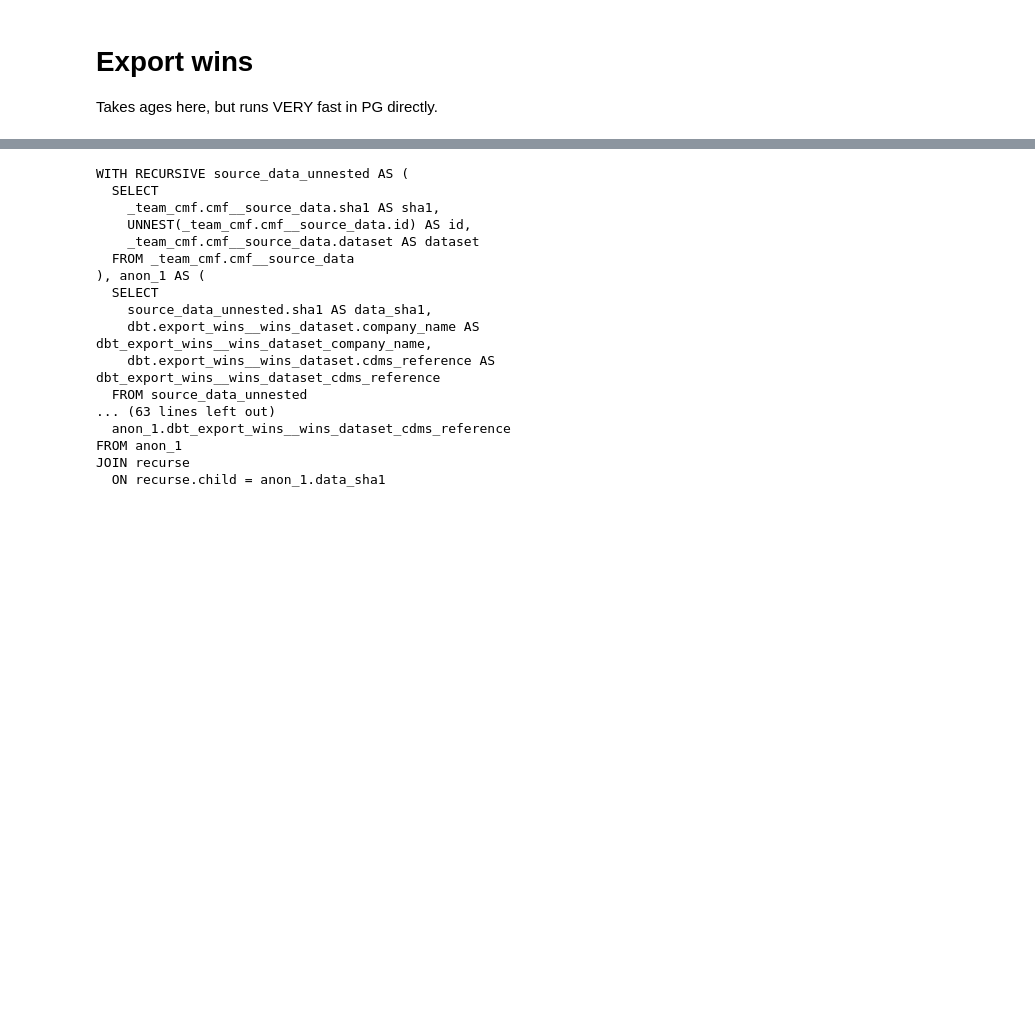
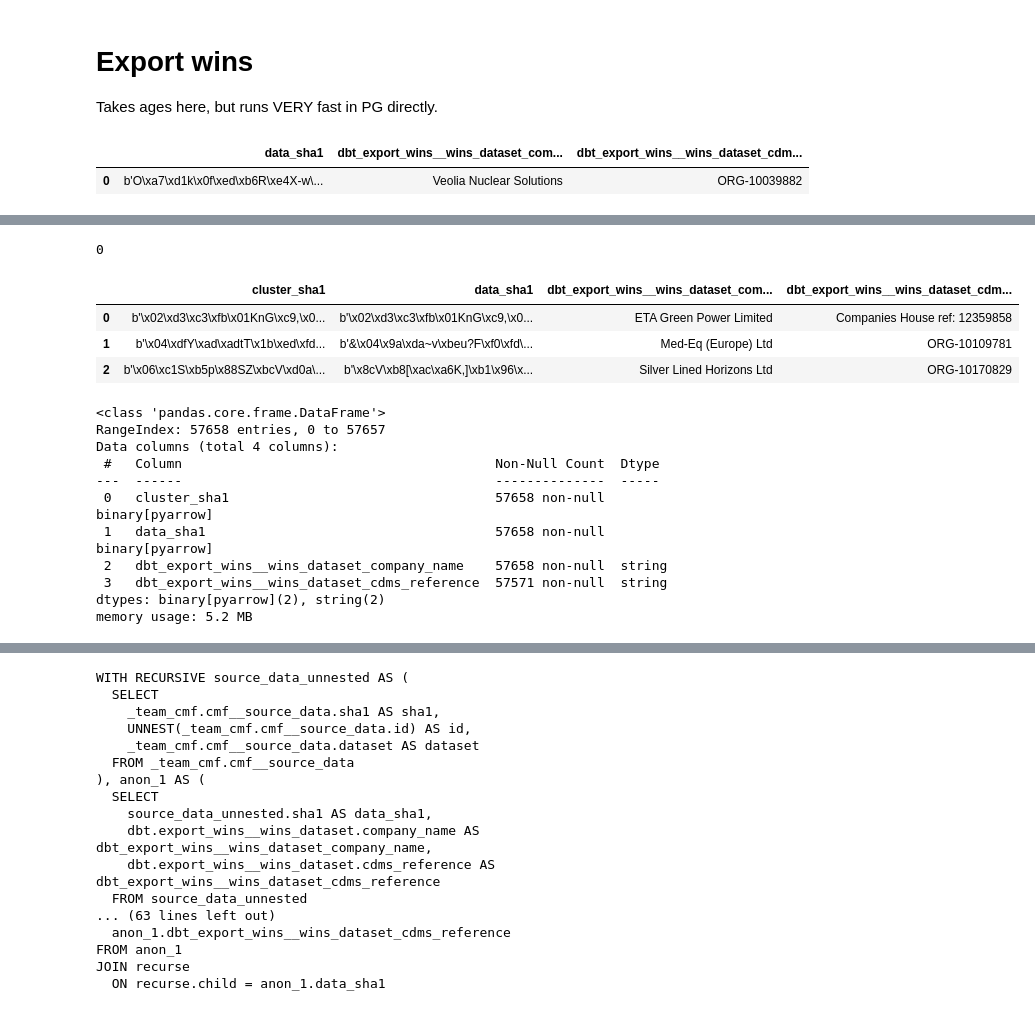
Before and after one commit to will-langdale/matchbox, a Jupyter notebook: notebooks/engineering/WL_query.ipynb, the cells around one changed output, grey strips where cells are left out. Saved outputs shown, nothing was run; the diff lists cells and outputs as text; code cells hidden in the pictures; blank space fills up the shorter version.

```diff
--- a/notebooks/engineering/WL_query.ipynb
+++ b/notebooks/engineering/WL_query.ipynb
@@ -100,9 +89,9 @@ ew_selector = selector(
     fields=["company_name", "cdms_reference"],
 )
 
-with sqa_profiled():
-    ew_raw = cmf.query(
-        selector=ew_selector, return_type="sqlalchemy", model=_SOURCE_L, limit=SAMPLE
-    )
+# with sqa_profiled():
+#     ew_raw = cmf.query(
+#         selector=ew_selector, return_type="sqlalchemy", model=_SOURCE_L, limit=SAMPLE
+#     )
 # %% [output]
 CPU times: user 2 µs, sys: 0 ns, total: 2 µs
@@ -160,0 +157,52 @@ with ENGINE.connect() as conn:
+# %%
+from sqlalchemy.orm import Session
+
+with Session(ENGINE) as session:
+    res = pd.read_sql(
+        _selector_to_data(ew_selector, engine=ENGINE).limit(1),
+        session.bind
+    ).convert_dtypes(
+        dtype_backend="pyarrow"
+    )
+
+res
+# %% [output]
+|  | data_sha1 | dbt_export_wins__wins_dataset_com... | dbt_export_wins__wins_dataset_cdm... |
+| 0 | b'O\xa7\xd1k\x0f\xed\xb6R\xe4X-w\... | Veolia Nuclear Solutions | ORG-10039882 |
+# %%
+%time
+
+import io
+
+selector_dtypes = selector_to_datatypes(ew_selector, ENGINE)
+default_dtypes =  {
+    "cluster_sha1": "string[pyarrow]",
+    "data_sha1": "string[pyarrow]"
+}
+
+with ENGINE.connect() as conn:
+    cursor = conn.connection.cursor()
+    compiled = final_stmt.compile(
+        dialect=postgresql.dialect(),
+        compile_kwargs={"render_postcompile": True}
+    )
+    compiled_bound = cursor.mogrify(str(compiled), compiled.params)
+    sql = compiled_bound.decode("utf-8")
+    copy_sql = f"copy ({sql}) to stdout with csv header"
+
+    store = io.StringIO()
+    cursor.copy_expert(copy_sql, store)
+    store.seek(0)
+
+    res = pd.read_csv(store, dtype=default_dtypes | selector_dtypes)
+
+    if "data_sha1" in res.columns:
+        res.data_sha1 = res.data_sha1.str[2:].apply(bytes.fromhex)
+        res.data_sha1 = res.data_sha1.astype("binary[pyarrow]")
+    if "cluster_sha1" in res.columns:
+        res.cluster_sha1 = res.cluster_sha1.str[2:].apply(bytes.fromhex)
+        res.cluster_sha1 = res.cluster_sha1.astype("binary[pyarrow]")
+
+res.head(3)
+res.info()
+# %% [output]
@@ -160,0 +211,16 @@ with ENGINE.connect() as conn:
+0
+|  | cluster_sha1 | data_sha1 | dbt_export_wins__wins_dataset_com... | dbt_export_wins__wins_dataset_cdm... |
+| 0 | b'\x02\xd3\xc3\xfb\x01KnG\xc9,\x0... | b'\x02\xd3\xc3\xfb\x01KnG\xc9,\x0... | ETA Green Power Limited | Companies House ref: 12359858 |
+| 1 | b'\x04\xdfY\xad\xadtT\x1b\xed\xfd... | b'&\x04\x9a\xda~v\xbeu?F\xf0\xfd\... | Med-Eq (Europe) Ltd | ORG-10109781 |
+| 2 | b'\x06\xc1S\xb5p\x88SZ\xbcV\xd0a\... | b'\x8cV\xb8[\xac\xa6K,]\xb1\x96\x... | Silver Lined Horizons Ltd | ORG-10170829 |
+<class 'pandas.core.frame.DataFrame'>
+RangeIndex: 57658 entries, 0 to 57657
+Data columns (total 4 columns):
+ #   Column                                        Non-Null Count  Dtype
+---  ------                                        --------------  -----
+ 0   cluster_sha1                                  57658 non-null  binary[pyarrow]
+ 1   data_sha1                                     57658 non-null  binary[pyarrow]
+ 2   dbt_export_wins__wins_dataset_company_name    57658 non-null  string
+ 3   dbt_export_wins__wins_dataset_cdms_reference  57571 non-null  string
+dtypes: binary[pyarrow](2), string(2)
+memory usage: 5.2 MB
```
Also changed, not shown: parts of 14 cells of this notebook, 1 other file.
